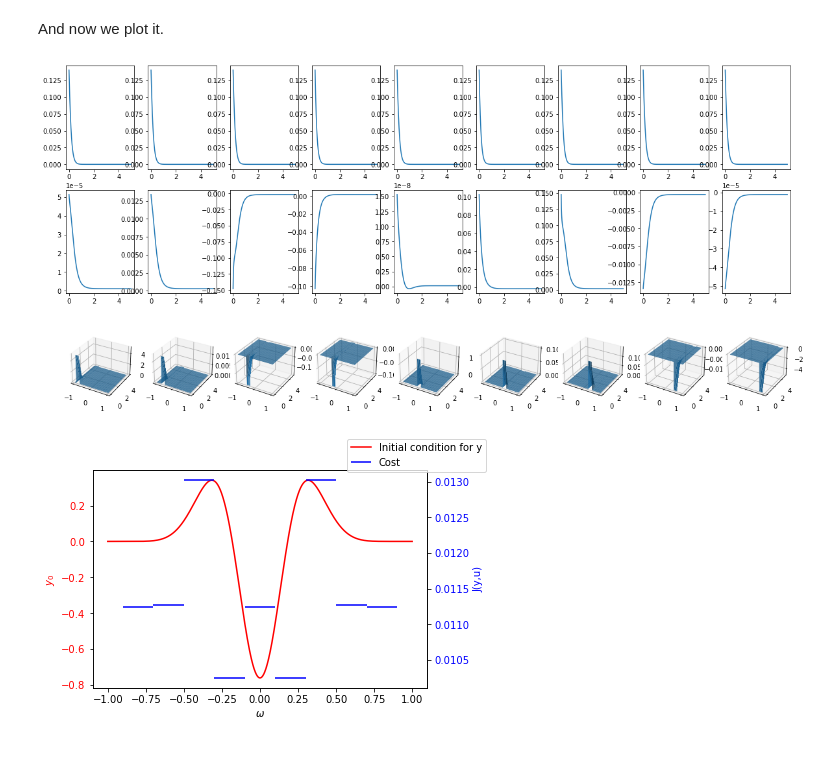
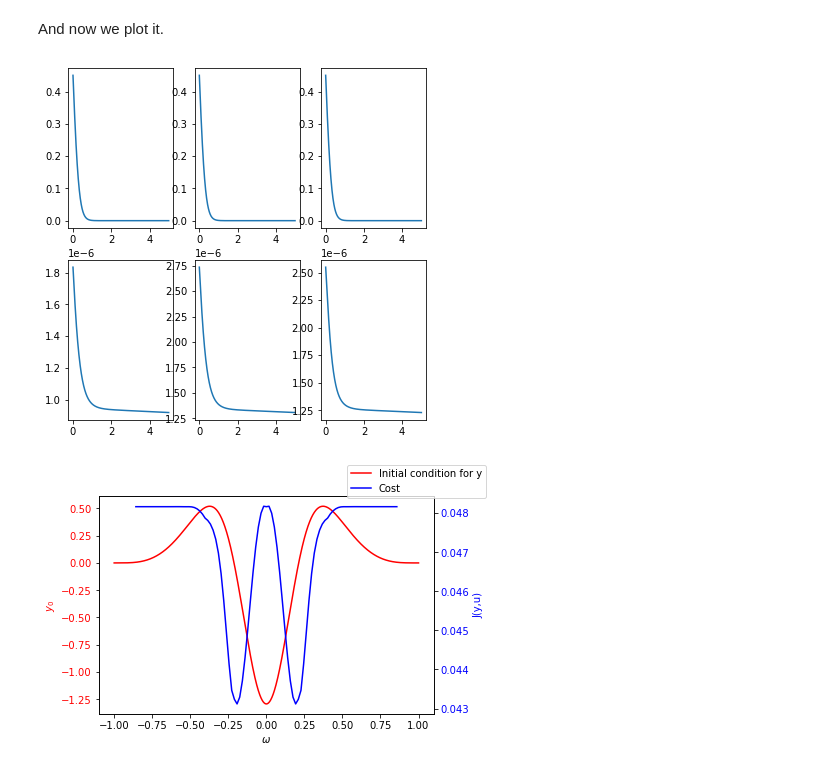
Before and after one commit to lucasmoschen/spectral-fp-opt-control, a Jupyter notebook: notebooks/control_strategies_spectral_solution.ipynb, the cells around one changed output. Saved outputs shown, nothing was run; the diff lists cells and outputs as text; code cells hidden in the pictures.

```diff
--- a/notebooks/control_strategies_spectral_solution.ipynb
+++ b/notebooks/control_strategies_spectral_solution.ipynb
@@ -302,10 +330,10 @@ x = np.linspace(-1, 1, 201)
 t = np.linspace(0, 5, 1001)
 X, T = np.meshgrid(x,t)
 
-h = 0.2
-omega_values = np.arange(-1+h,1,h)
+h = 0.25
+omega_values = np.linspace(-1+h*0.5, 1-h*0.5, 101)[1:-1]#np.arange(-1+h,1,h)
 G_func = lambda x: x**2
-p_0 = lambda x: 0.5*beta(10,10).pdf(x/2+1/2)
+p_0 = lambda x: 0.5*beta(5,5).pdf(x/2+1/2)
 interval = [-1.0, 1.0]
 parameters = {'v': 0.05, 'T': 5.0, 'p_0': p_0, 'interval': interval}
 cost_values = []
@@ -319,45 +347,40 @@ FP_equation.G_x = lambda x: 2*x
 for omega in tqdm(omega_values):
     alpha_func = lambda x: x * (omega - 0.5*h <= x) * (omega + 0.5*h >= x)
     y, cost, u  = FP_equation.solve1d(n_f=20, N_x=1000, N_t=1000, lim1=omega - 0.5*h, lim2=omega + 0.5*h, controlled=True)
-    cost_values.append(cost)
+    cost_values.append(cost[0,0])
     y_values.append(2*(y**2).mean(axis=1))
     u_values.append(u)
     alpha_funcs.append((omega - 0.5*h <= X) * (omega + 0.5*h >= X))
 
 fig = plt.figure(figsize=(20,10))
-for i in range(9):
+for i in range(3):
     ax = fig.add_subplot(3, 9, i+1)
     ax.plot(t, y_values[i])
     ax = fig.add_subplot(3, 9, i+10)
     ax.plot(t,u_values[i])
-    ax = fig.add_subplot(3, 9, i+19, projection='3d')
-    ax.plot_surface(X, T, (alpha_funcs[i].T * u_values[i]).T)
+    #ax = fig.add_subplot(3, 9, i+19, projection='3d')
+    #ax.plot_surface(X, T, (alpha_funcs[i].T * u_values[i]).T)
 
 plt.show()
 
 fig, ax1 = plt.subplots()
 
 color = 'red'
 ax1.set_xlabel(r'$\omega$')
 ax1.set_ylabel(r'$y_0$', color=color)
 x = np.linspace(-1,1,1000)
 ax1.plot(x, p_0(x)-FP_equation.p_infty(x),
          label='Initial condition for y', color=color)
 ax1.tick_params(axis='y', labelcolor=color)
 ax2 = ax1.twinx()
 
 color = 'blue'
 ax2.set_ylabel('J(y,u)', color=color)
-for i, omega in enumerate(omega_values):
-    if i != 0:
-        label = ''
-    else:
-        label = 'Cost'
-    ax2.hlines(cost_values[i], xmin=omega-h/2, xmax=omega+h/2, label=label, color=color)
+ax2.plot(omega_values, cost_values, label='Cost', color=color)
 ax2.tick_params(axis='y', labelcolor=color)
 
 fig.legend()
 plt.show()
 # %% [output]
-[figure, old version]
+[figure, new version]
-[figure, old version]
+[figure, new version]
```
Also changed, not shown: parts of 1 cell of this notebook.
